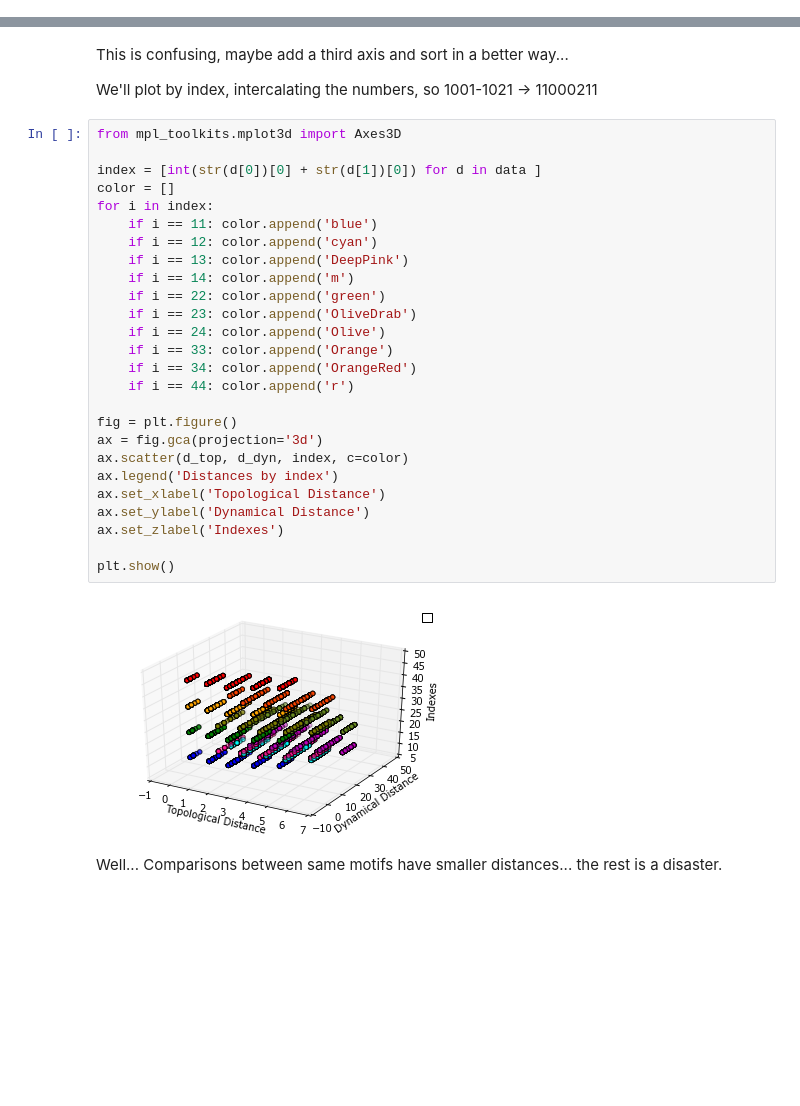
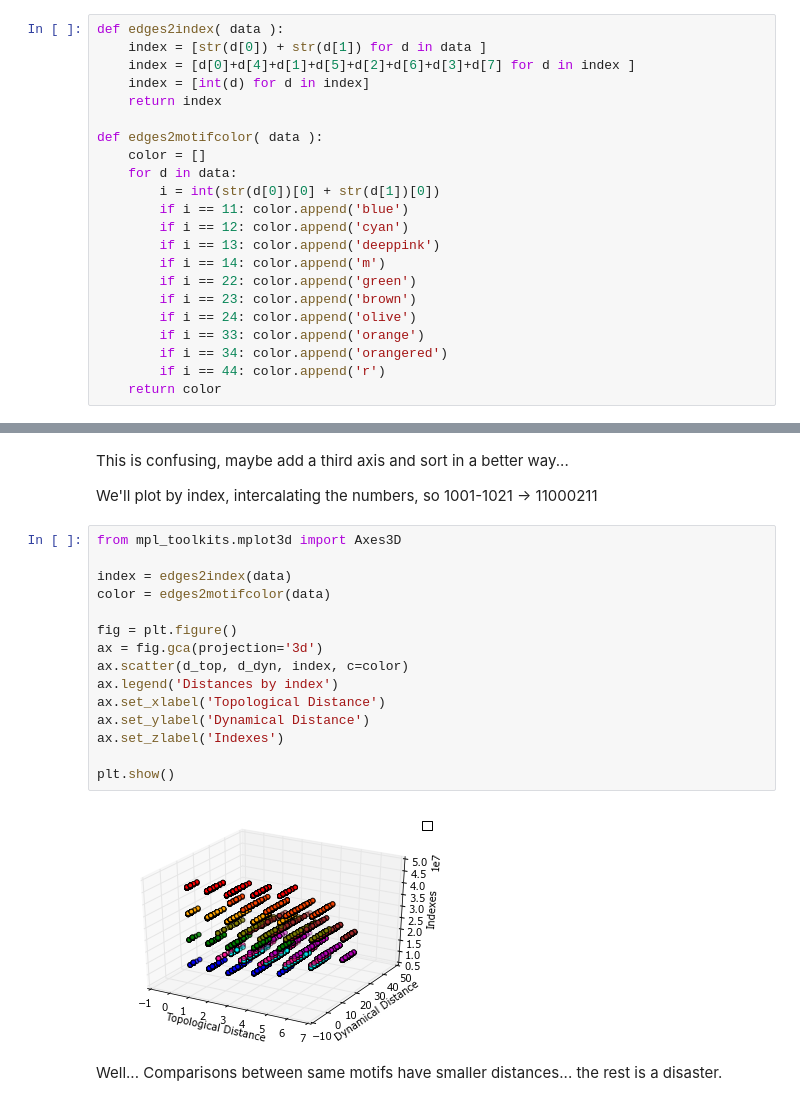
Before and after one commit to mar-esther23/CircuitsAnalyses, a Jupyter notebook: Net of nets.ipynb, the cells around one changed output, grey strips where cells are left out. Saved outputs shown, nothing was run; the diff lists cells and outputs as text; blank space fills up the shorter version.

```diff
--- a/Net of nets.ipynb
+++ b/Net of nets.ipynb
@@ -25 +36,23 @@ data = np.delete(data, 0, 0)
+# %%
+def edges2index( data ):
+    index = [str(d[0]) + str(d[1]) for d in data ]
+    index = [d[0]+d[4]+d[1]+d[5]+d[2]+d[6]+d[3]+d[7] for d in index ]
+    index = [int(d) for d in index]
+    return index
+
+def edges2motifcolor( data ):
+    color = []
+    for d in data:
+        i = int(str(d[0])[0] + str(d[1])[0])
+        if i == 11: color.append('blue')
+        if i == 12: color.append('cyan')
+        if i == 13: color.append('deeppink')
+        if i == 14: color.append('m')
+        if i == 22: color.append('green')
+        if i == 23: color.append('brown')
+        if i == 24: color.append('olive')
+        if i == 33: color.append('orange')
+        if i == 34: color.append('orangered')
+        if i == 44: color.append('r')
+    return color
 # %% [markdown]
@@ -65,30 +114,19 @@ We'll plot by index, intercalating the numbers, so 1001-1021 -> 11000211
 # %%
 from mpl_toolkits.mplot3d import Axes3D
 
-index = [int(str(d[0])[0] + str(d[1])[0]) for d in data ]
-color = []
-for i in index:
-    if i == 11: color.append('blue')
-    if i == 12: color.append('cyan')
-    if i == 13: color.append('DeepPink')
-    if i == 14: color.append('m')
-    if i == 22: color.append('green')
-    if i == 23: color.append('OliveDrab')
-    if i == 24: color.append('Olive')
-    if i == 33: color.append('Orange')
-    if i == 34: color.append('OrangeRed')
-    if i == 44: color.append('r')
+index = edges2index(data)
+color = edges2motifcolor(data)
 
 fig = plt.figure()
 ax = fig.gca(projection='3d')
 ax.scatter(d_top, d_dyn, index, c=color)
 ax.legend('Distances by index')
 ax.set_xlabel('Topological Distance')
 ax.set_ylabel('Dynamical Distance')
 ax.set_zlabel('Indexes')
 
 plt.show()
 # %% [output]
-[figure, old version]
+[figure, new version]
 # %% [markdown]
 Well... Comparisons between same motifs have smaller distances... the rest is a disaster.
```
Also changed, not shown: parts of 13 cells of this notebook.
